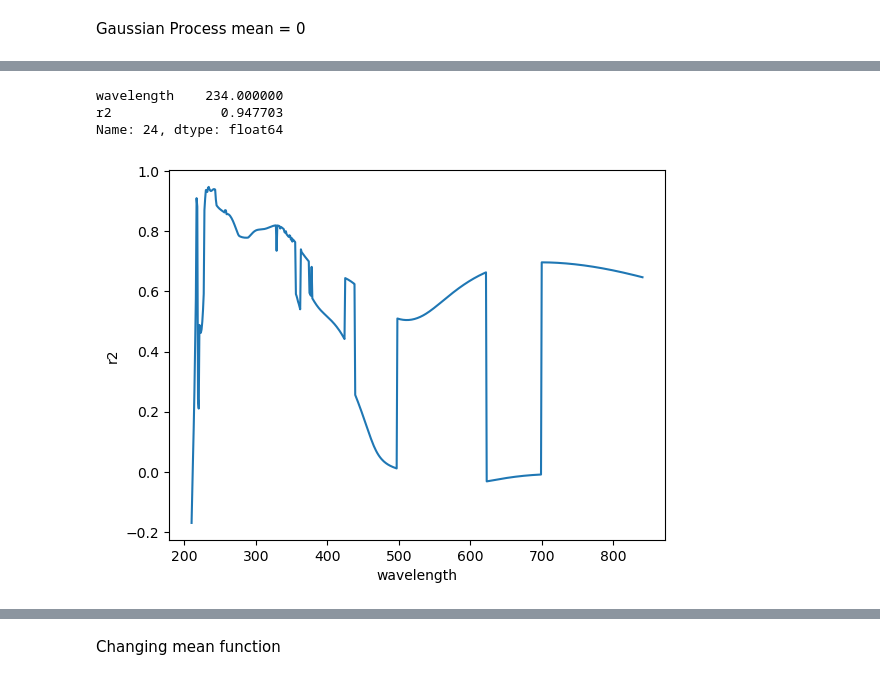
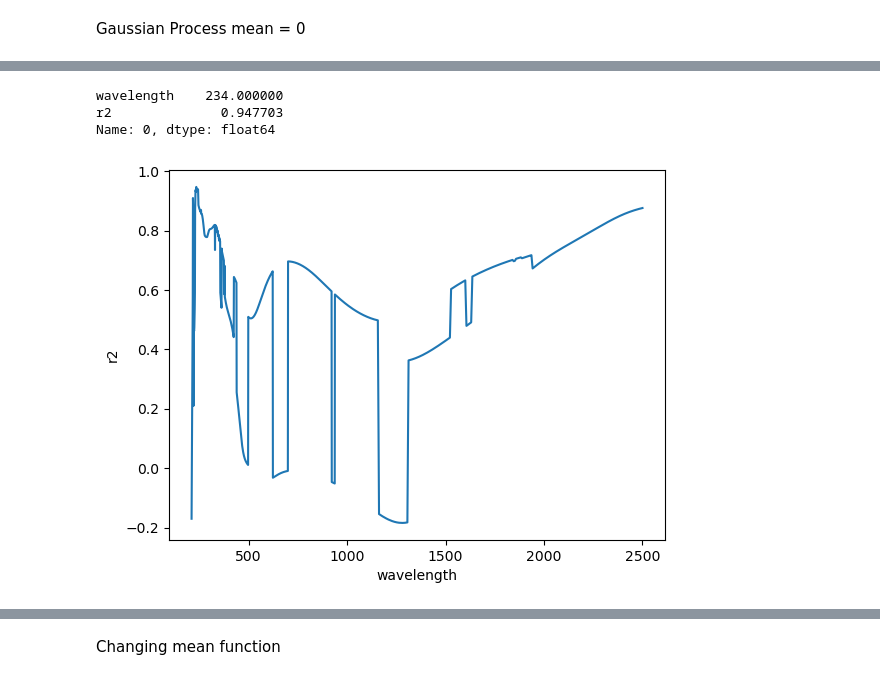
Before and after one commit to linarojas0824/Hybrid-Experimental-Data-Driven-Workflow, a Jupyter notebook: scripts/Notebooks/02_Model Training GP.ipynb, the cells around one changed output, grey strips where cells are left out. Drawn from its saved outputs; the diff is of its cells as text; code cells hidden in the pictures.

```diff
--- a/scripts/Notebooks/02_Model Training GP.ipynb
+++ b/scripts/Notebooks/02_Model Training GP.ipynb
@@ -402,2 +472,2 @@ plt.show()
 # %%
-df_wave = pd.read_csv(PREDICTIONS_DIR/"GP-Experiments/GP_wavelength_r2_partial.csv")
+df_wave = pd.read_csv(PREDICTIONS_DIR/"GP-Experiments/GP_wavelength_r2.csv")
@@ -406,13 +485,14 @@ df_wave.loc[df_wave['r2'].idxmax()]
 # %% [output]
 wavelength    234.000000
 r2              0.947703
-Name: 24, dtype: float64
+Name: 0, dtype: float64
 # %%
 import matplotlib.pyplot as plt
 
+df_wave = df_wave.sort_values('wavelength')
 plt.plot(df_wave['wavelength'], df_wave['r2'])
 plt.xlabel('wavelength')
 plt.ylabel('r2')
 plt.show()
 # %% [output]
-[figure, old version]
+[figure, new version]
```
Also changed, not shown: parts of 16 cells of this notebook, 11 other files.
